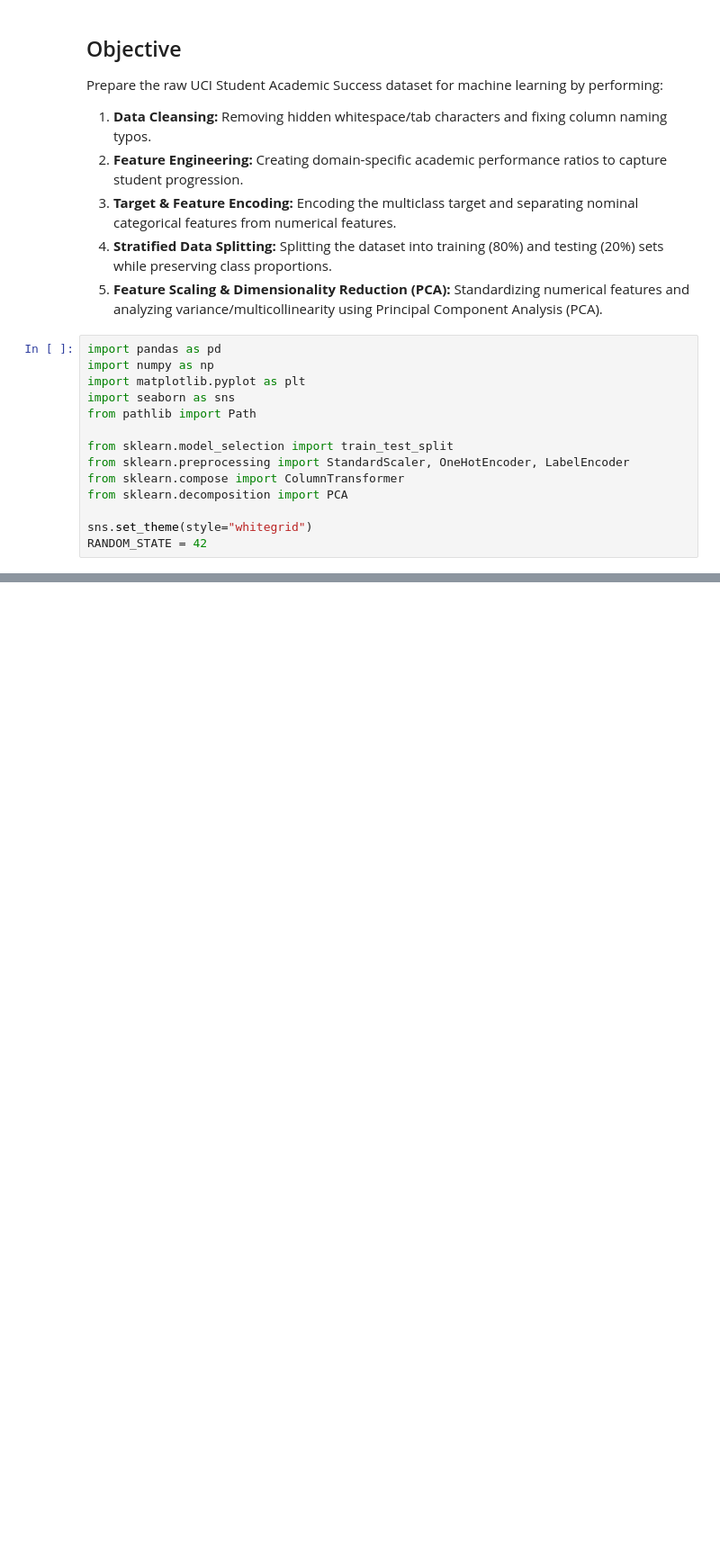
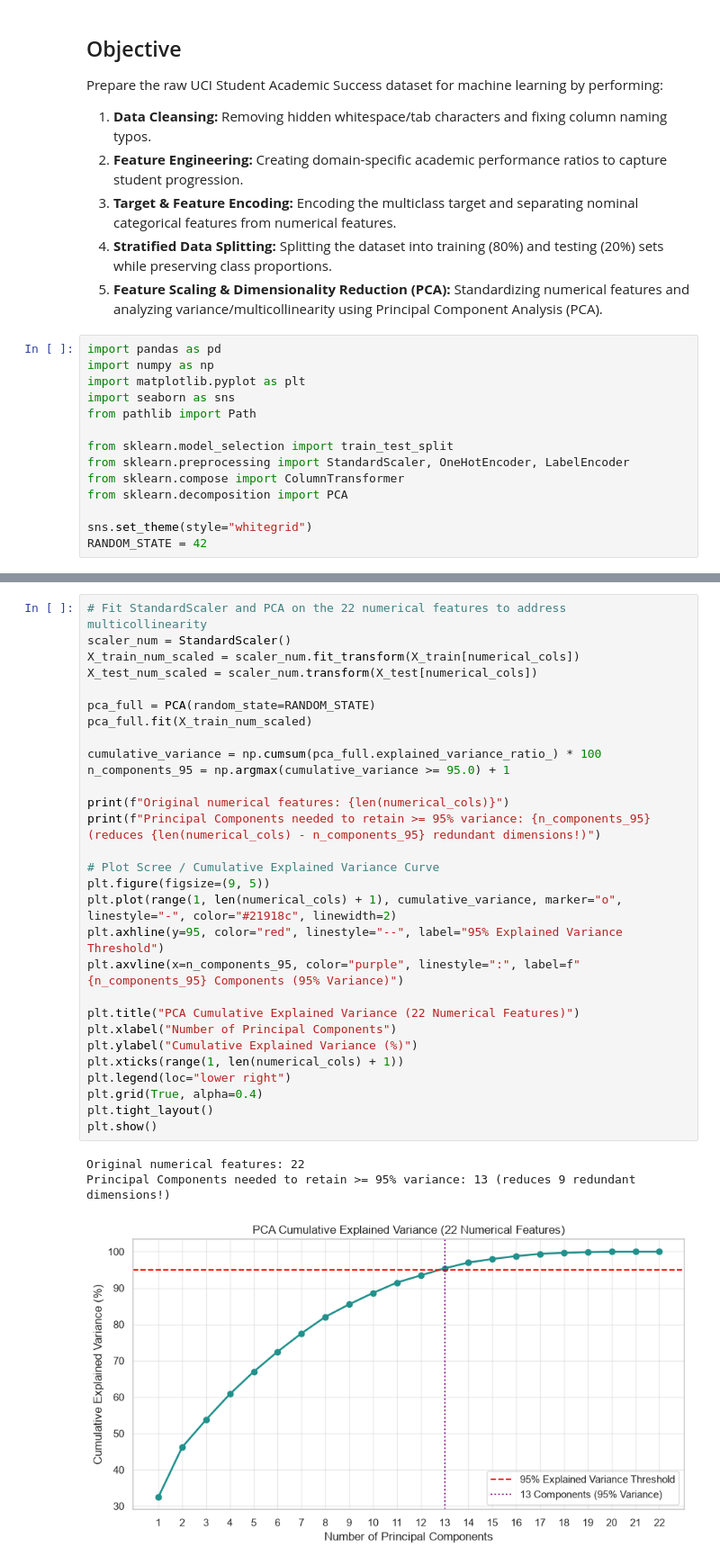
Before and after one commit to mrsegaexplains/IT5022_machine_learning_group_assignment, a Jupyter notebook: notebooks/02_data_preprocessing.ipynb, the cells around one changed output, grey strips where cells are left out. Shown at 90% size. Saved outputs shown, nothing was run; the diff lists cells and outputs as text; blank space fills up the shorter version.

```diff
--- a/notebooks/02_data_preprocessing.ipynb
+++ b/notebooks/02_data_preprocessing.ipynb
@@ -24,0 +180,33 @@ RANDOM_STATE = 42
+# %%
+# Fit StandardScaler and PCA on the 22 numerical features to address multicollinearity
+scaler_num = StandardScaler()
+X_train_num_scaled = scaler_num.fit_transform(X_train[numerical_cols])
+X_test_num_scaled = scaler_num.transform(X_test[numerical_cols])
+
+pca_full = PCA(random_state=RANDOM_STATE)
+pca_full.fit(X_train_num_scaled)
+
+cumulative_variance = np.cumsum(pca_full.explained_variance_ratio_) * 100
+n_components_95 = np.argmax(cumulative_variance >= 95.0) + 1
+
+print(f"Original numerical features: {len(numerical_cols)}")
+print(f"Principal Components needed to retain >= 95% variance: {n_components_95} (reduces {len(numerical_cols) - n_components_95} redundant dimensions!)")
+
+# Plot Scree / Cumulative Explained Variance Curve
+plt.figure(figsize=(9, 5))
+plt.plot(range(1, len(numerical_cols) + 1), cumulative_variance, marker="o", linestyle="-", color="#21918c", linewidth=2)
+plt.axhline(y=95, color="red", linestyle="--", label="95% Explained Variance Threshold")
+plt.axvline(x=n_components_95, color="purple", linestyle=":", label=f"{n_components_95} Components (95% Variance)")
+
+plt.title("PCA Cumulative Explained Variance (22 Numerical Features)")
+plt.xlabel("Number of Principal Components")
+plt.ylabel("Cumulative Explained Variance (%)")
+plt.xticks(range(1, len(numerical_cols) + 1))
+plt.legend(loc="lower right")
+plt.grid(True, alpha=0.4)
+plt.tight_layout()
+plt.show()
+# %% [output]
+Original numerical features: 22
+Principal Components needed to retain >= 95% variance: 13 (reduces 9 redundant dimensions!)
+[figure, added]
```
Also changed, not shown: parts of 7 cells of this notebook, 7 other files.
